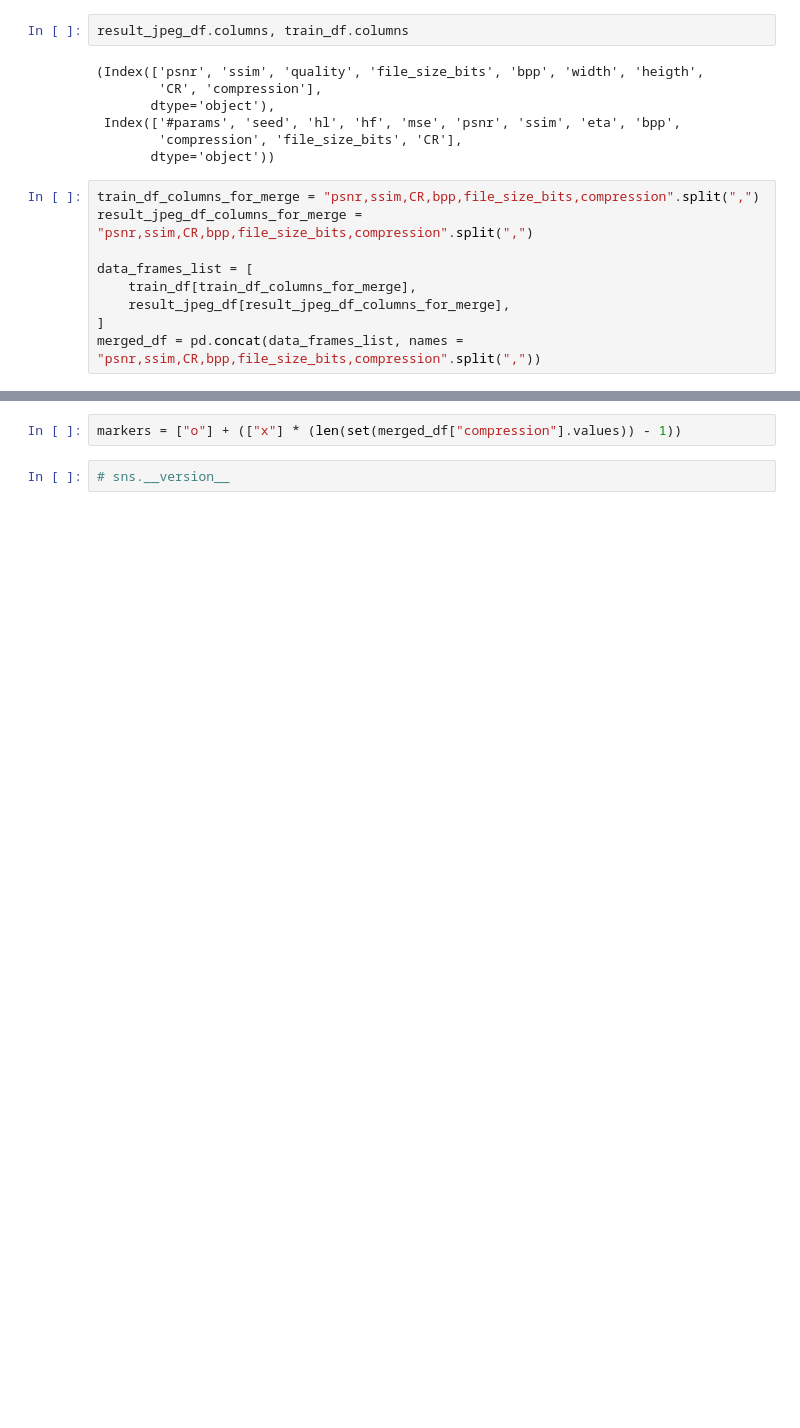
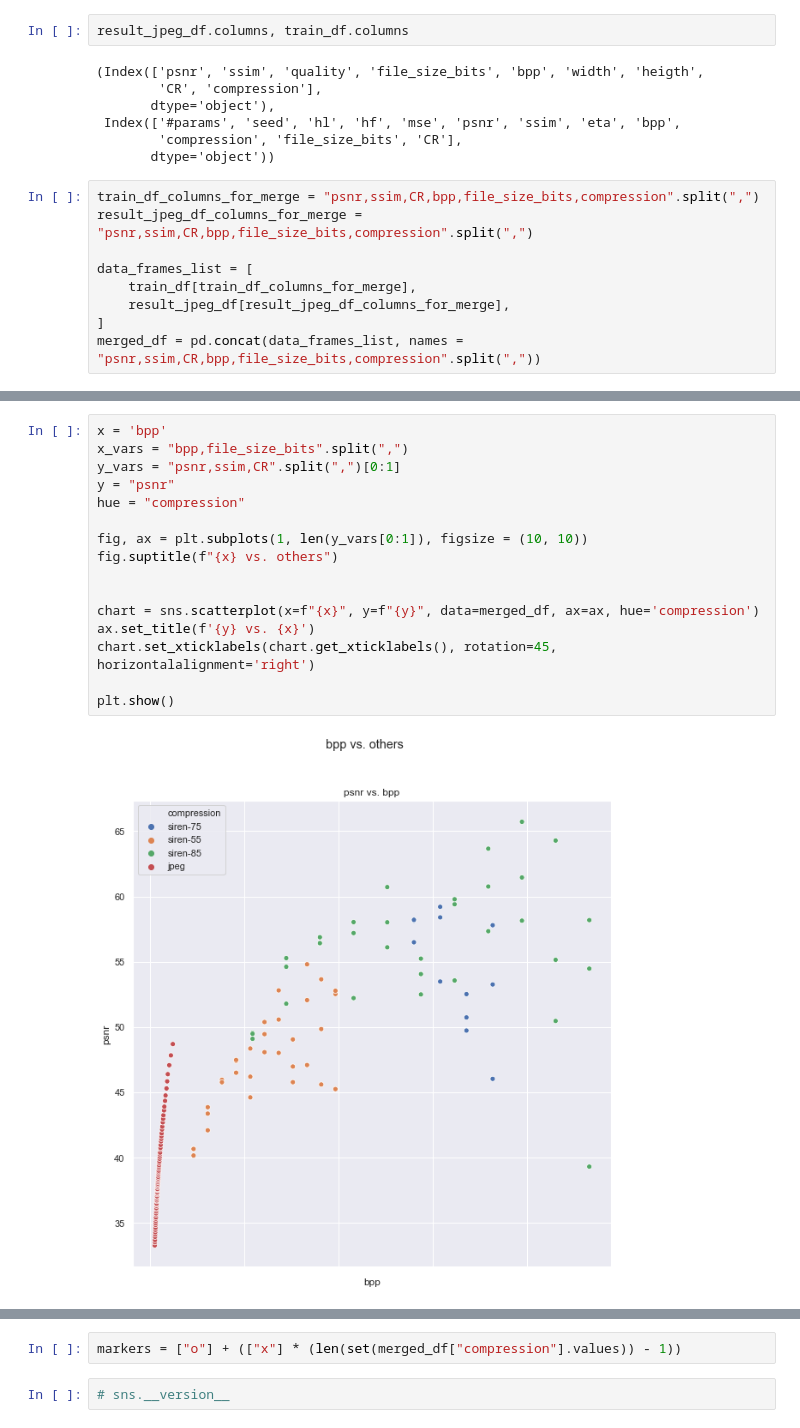
Before and after one commit to franec94/Sinren-Data-Analyses-A-Posteriori, a Jupyter notebook: notebooks/analyze_a_run/analyze_a_run.ipynb, the cells around one changed output, grey strips where cells are left out. Saved outputs shown, nothing was run; the diff lists cells and outputs as text; blank space fills up the shorter version.

```diff
--- a/notebooks/analyze_a_run/analyze_a_run.ipynb
+++ b/notebooks/analyze_a_run/analyze_a_run.ipynb
@@ -189,0 +190,18 @@ plt.show()
+# %%
+x = 'bpp'
+x_vars = "bpp,file_size_bits".split(",")
+y_vars = "psnr,ssim,CR".split(",")[0:1]
+y = "psnr"
+hue = "compression"
+
+fig, ax = plt.subplots(1, len(y_vars[0:1]), figsize = (10, 10))
+fig.suptitle(f"{x} vs. others")
+
+
+chart = sns.scatterplot(x=f"{x}", y=f"{y}", data=merged_df, ax=ax, hue='compression')
+ax.set_title(f'{y} vs. {x}')
+chart.set_xticklabels(chart.get_xticklabels(), rotation=45, horizontalalignment='right')
+
+plt.show()
+# %% [output]
+[figure, added]
```
Also changed, not shown: parts of 27 cells of this notebook, 1 other file.
